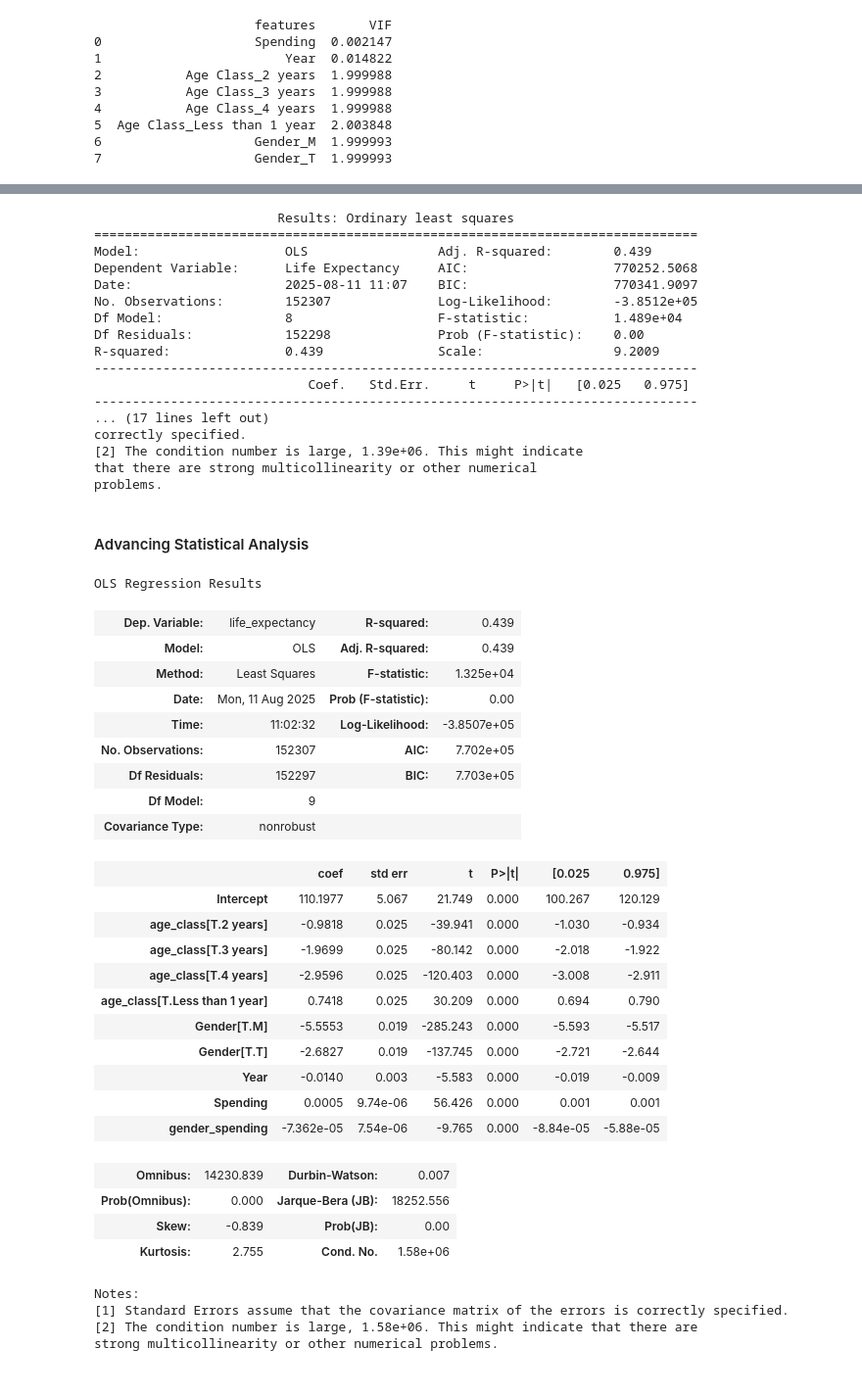
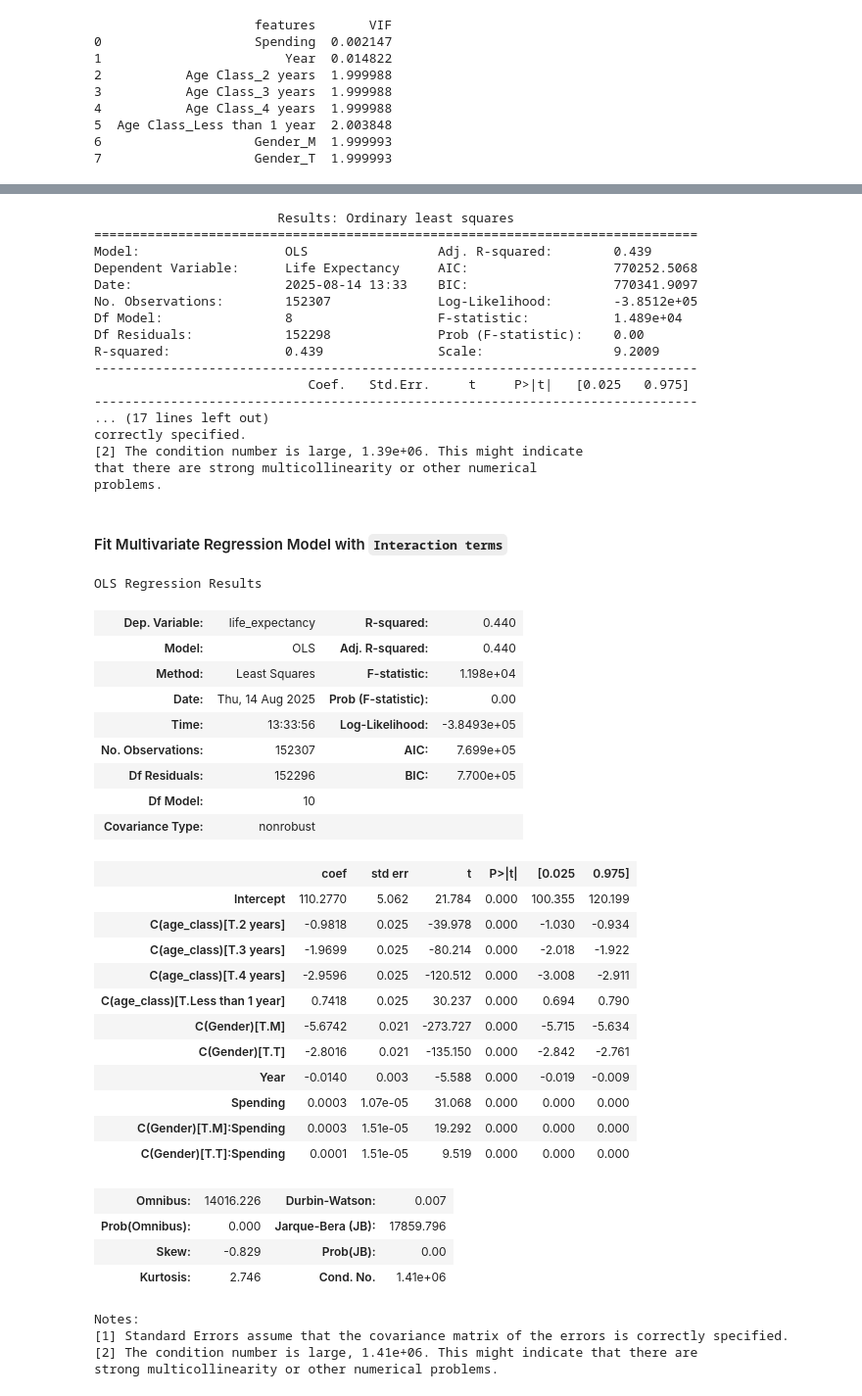
Before and after one commit to hejazn86/EU_healthcare_spending_analysis, a Jupyter notebook: notebooks/02_statistical_analysis.ipynb, the cells around one changed output, grey strips where cells are left out. Shown: that part at 98% size. Saved outputs shown, nothing was run; the diff lists cells and outputs as text; code cells hidden in the pictures.

```diff
--- a/notebooks/02_statistical_analysis.ipynb
+++ b/notebooks/02_statistical_analysis.ipynb
@@ -13,4 +13,4 @@ import statsmodels.formula.api as smf
 # %%
-merged_data = pd.read_csv('data/cleaned/merged_eu_health_data.csv')
+merged_data = pd.read_csv('/data/cleaned/merged_eu_health_data.csv')
 # merged_data.head()
 # %% [markdown]
@@ -210,7 +213,7 @@ print(model.summary2())
 ===============================================================================
 Model:                   OLS                 Adj. R-squared:        0.439
 Dependent Variable:      Life Expectancy     AIC:                   770252.5068
-Date:                    2025-08-11 11:07    BIC:                   770341.9097
+Date:                    2025-08-14 13:33    BIC:                   770341.9097
 No. Observations:        152307              Log-Likelihood:        -3.8512e+05
 Df Model:                8                   F-statistic:           1.489e+04
 Df Residuals:            152298              Prob (F-statistic):    0.00
@@ -255,10 +258,10 @@ summary['Category'] = summary['Variable'].apply(categorize)
 summary.to_csv("reports/multi_regression_results.csv", index=False)
 # %% [markdown]
-#### Advancing Statistical Analysis
+#### Fit Multivariate Regression Model with ``Interaction terms``
 # %%
 # make the data smaller
-data_small = merged_data[['Life Expectancy','Year', 'Age Class', 'Gender', 'Spending']].copy()
-data_small.rename(columns={'Life Expectancy' : 'life_expectancy', 'Age Class': 'age_class'}, inplace=True)
+data_small = merged_data[['Country Name','Life Expectancy','Year', 'Age Class', 'Gender', 'Spending']].copy()
+data_small.rename(columns={'Country Name': 'Country', 'Life Expectancy' : 'life_expectancy', 'Age Class': 'age_class'}, inplace=True)
 
 data_small = data_small.dropna()
 
@@ -278,38 +281,39 @@ data_small['age_year'] = data_small['Year'] * data_small['age_class']
 data_small['age_spending'] = data_small['age_encoded'] * data_small['Spending']
 data_small['year_spending'] = data_small['Year'] * data_small['Spending']
 # %%
-model2 = smf.ols('life_expectancy ~ Year + age_class + Gender + Spending + gender_spending ', data=data_small).fit()
+model2 = smf.ols('life_expectancy ~ Year + C(age_class) + C(Gender) + Spending + C(Gender):Spending', data=data_small).fit()
 
 model2.summary()
 # %% [output]
 OLS Regression Results
-| Dep. Variable: | life_expectancy | R-squared: | 0.439 |
-| Model: | OLS | Adj. R-squared: | 0.439 |
-| Method: | Least Squares | F-statistic: | 1.325e+04 |
-| Date: | Mon, 11 Aug 2025 | Prob (F-statistic): | 0.00 |
-| Time: | 11:02:32 | Log-Likelihood: | -3.8507e+05 |
-| No. Observations: | 152307 | AIC: | 7.702e+05 |
-| Df Residuals: | 152297 | BIC: | 7.703e+05 |
-| Df Model: | 9 |  |  |
+| Dep. Variable: | life_expectancy | R-squared: | 0.440 |
+| Model: | OLS | Adj. R-squared: | 0.440 |
+| Method: | Least Squares | F-statistic: | 1.198e+04 |
+| Date: | Thu, 14 Aug 2025 | Prob (F-statistic): | 0.00 |
+| Time: | 13:33:56 | Log-Likelihood: | -3.8493e+05 |
+| No. Observations: | 152307 | AIC: | 7.699e+05 |
+| Df Residuals: | 152296 | BIC: | 7.700e+05 |
+| Df Model: | 10 |  |  |
 | Covariance Type: | nonrobust |  |  |
 |  | coef | std err | t | P>|t| | [0.025 | 0.975] |
-| Intercept | 110.1977 | 5.067 | 21.749 | 0.000 | 100.267 | 120.129 |
-| age_class[T.2 years] | -0.9818 | 0.025 | -39.941 | 0.000 | -1.030 | -0.934 |
-| age_class[T.3 years] | -1.9699 | 0.025 | -80.142 | 0.000 | -2.018 | -1.922 |
-| age_class[T.4 years] | -2.9596 | 0.025 | -120.403 | 0.000 | -3.008 | -2.911 |
-| age_class[T.Less than 1 year] | 0.7418 | 0.025 | 30.209 | 0.000 | 0.694 | 0.790 |
-| Gender[T.M] | -5.5553 | 0.019 | -285.243 | 0.000 | -5.593 | -5.517 |
-| Gender[T.T] | -2.6827 | 0.019 | -137.745 | 0.000 | -2.721 | -2.644 |
-| Year | -0.0140 | 0.003 | -5.583 | 0.000 | -0.019 | -0.009 |
-| Spending | 0.0005 | 9.74e-06 | 56.426 | 0.000 | 0.001 | 0.001 |
-| gender_spending | -7.362e-05 | 7.54e-06 | -9.765 | 0.000 | -8.84e-05 | -5.88e-05 |
+| Intercept | 110.2770 | 5.062 | 21.784 | 0.000 | 100.355 | 120.199 |
+| C(age_class)[T.2 years] | -0.9818 | 0.025 | -39.978 | 0.000 | -1.030 | -0.934 |
+| C(age_class)[T.3 years] | -1.9699 | 0.025 | -80.214 | 0.000 | -2.018 | -1.922 |
+| C(age_class)[T.4 years] | -2.9596 | 0.025 | -120.512 | 0.000 | -3.008 | -2.911 |
+| C(age_class)[T.Less than 1 year] | 0.7418 | 0.025 | 30.237 | 0.000 | 0.694 | 0.790 |
+| C(Gender)[T.M] | -5.6742 | 0.021 | -273.727 | 0.000 | -5.715 | -5.634 |
+| C(Gender)[T.T] | -2.8016 | 0.021 | -135.150 | 0.000 | -2.842 | -2.761 |
+| Year | -0.0140 | 0.003 | -5.588 | 0.000 | -0.019 | -0.009 |
+| Spending | 0.0003 | 1.07e-05 | 31.068 | 0.000 | 0.000 | 0.000 |
+| C(Gender)[T.M]:Spending | 0.0003 | 1.51e-05 | 19.292 | 0.000 | 0.000 | 0.000 |
+| C(Gender)[T.T]:Spending | 0.0001 | 1.51e-05 | 9.519 | 0.000 | 0.000 | 0.000 |
-| Omnibus: | 14230.839 | Durbin-Watson: | 0.007 |
-| Prob(Omnibus): | 0.000 | Jarque-Bera (JB): | 18252.556 |
-| Skew: | -0.839 | Prob(JB): | 0.00 |
-| Kurtosis: | 2.755 | Cond. No. | 1.58e+06 |
+| Omnibus: | 14016.226 | Durbin-Watson: | 0.007 |
+| Prob(Omnibus): | 0.000 | Jarque-Bera (JB): | 17859.796 |
+| Skew: | -0.829 | Prob(JB): | 0.00 |
+| Kurtosis: | 2.746 | Cond. No. | 1.41e+06 |
 Notes:
 [1] Standard Errors assume that the covariance matrix of the errors is correctly specified.
-[2] The condition number is large, 1.58e+06. This might indicate that there are
+[2] The condition number is large, 1.41e+06. This might indicate that there are
 strong multicollinearity or other numerical problems.
 # %% [markdown]
 #### Regression Results – Base + Interaction Term
```
Also changed, not shown: parts of 23 cells of this notebook.
